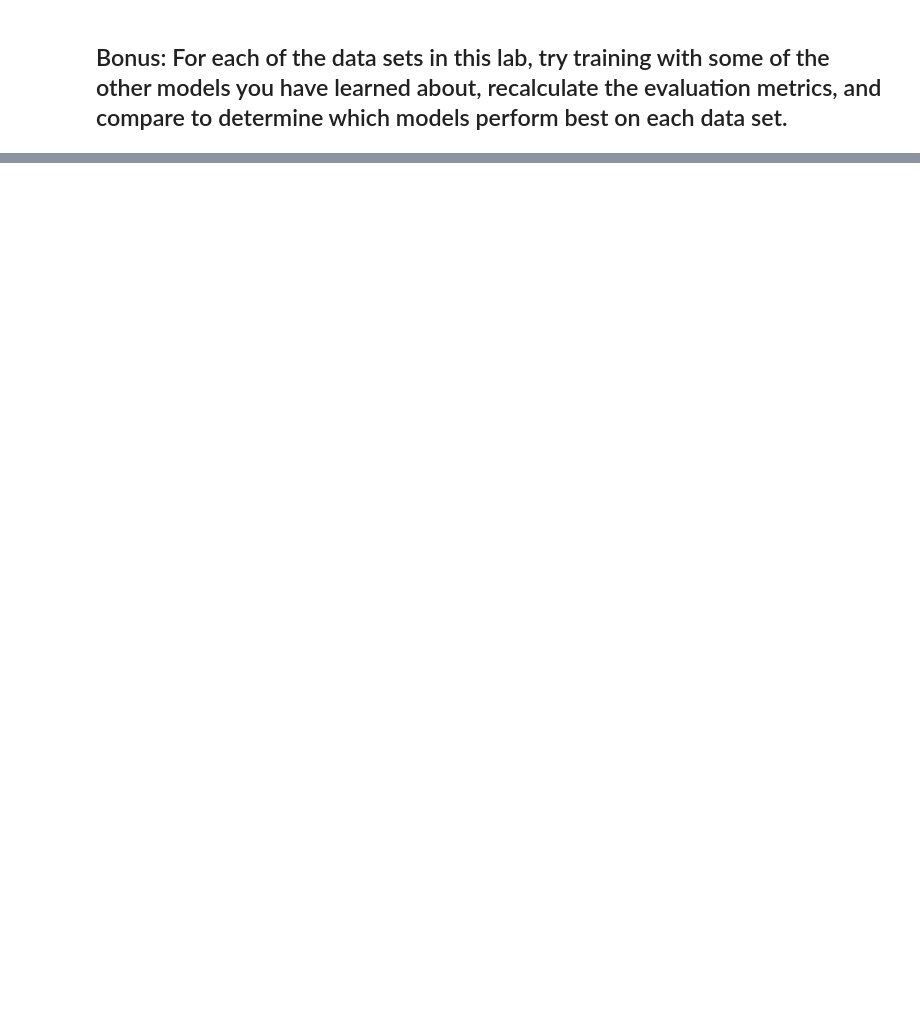
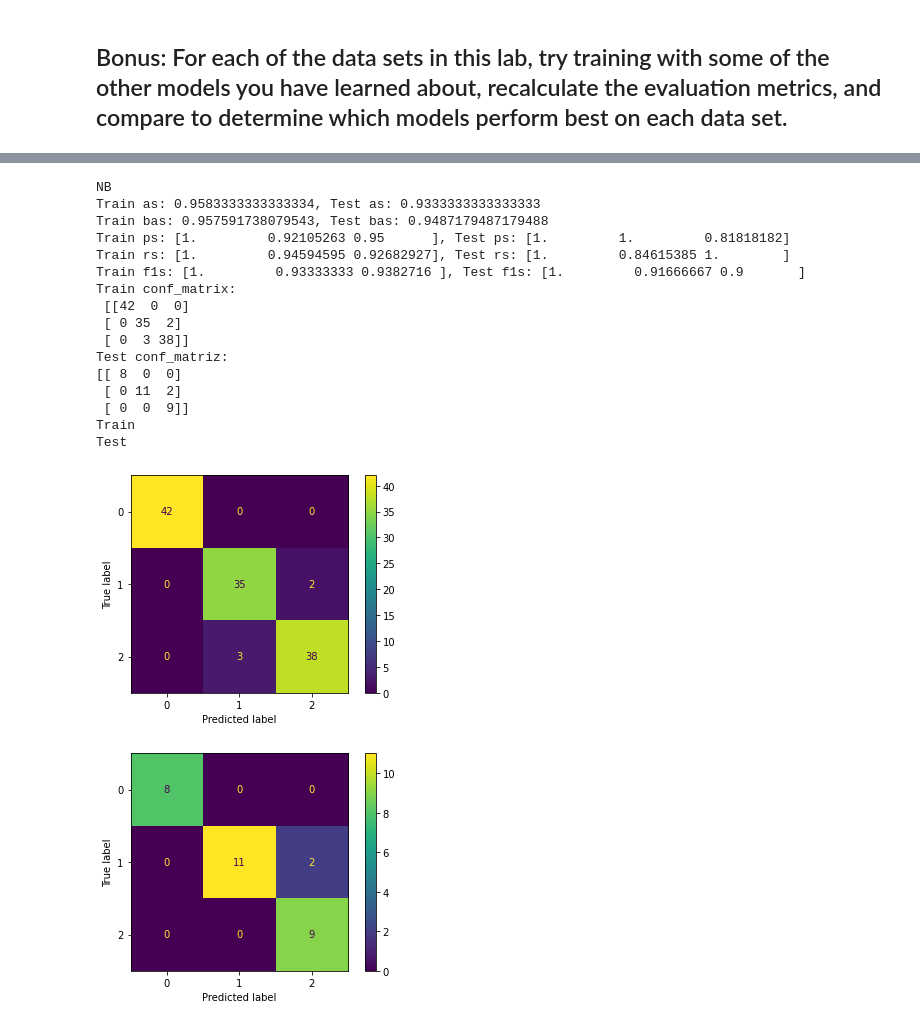
Before and after one commit to ta-data-mexpt/lab-supervised-model-evaluation, a Jupyter notebook: your-code/main.ipynb, the cells around one changed output, grey strips where cells are left out. Saved outputs shown, nothing was run; the diff lists cells and outputs as text; code cells hidden in the pictures; blank space fills up the shorter version.

```diff
--- a/your-code/main.ipynb
+++ b/your-code/main.ipynb
@@ -186,0 +279,35 @@ plot_confusion_matrix(logreg,X_test_iris,y_test_iris);
+# %%
+nb=GaussianNB()
+nb.fit(X_train_iris,y_train_iris)
+y_pred_iris_nb=nb.predict(X_train_iris)
+y_test_pred_iris_nb=nb.predict(X_test_iris)
+print('NB')
+print(f'Train as: {accuracy_score(y_train_iris,y_pred_iris_nb)}, Test as: {accuracy_score(y_test_iris,y_test_pred_iris_nb)}')
+print(f'Train bas: {balanced_accuracy_score(y_train_iris,y_pred_iris_nb)}, Test bas: {balanced_accuracy_score(y_test_iris,y_test_pred_iris_nb)}')
+print(f'Train ps: {precision_score(y_train_iris,y_pred_iris_nb,average=None)}, Test ps: {precision_score(y_test_iris,y_test_pred_iris_nb,average=None)}')
+print(f'Train rs: {recall_score(y_train_iris,y_pred_iris_nb,average=None)}, Test rs: {recall_score(y_test_iris,y_test_pred_iris_nb,average=None)}')
+print(f'Train f1s: {f1_score(y_train_iris,y_pred_iris_nb,average=None)}, Test f1s: {f1_score(y_test_iris,y_test_pred_iris_nb,average=None)}')
+print(f'Train conf_matrix:\n {confusion_matrix(y_train_iris,y_pred_iris_nb)}\nTest conf_matriz: \n{confusion_matrix(y_test_iris,y_test_pred_iris_nb)}')
+print('Train')
+plot_confusion_matrix(nb,X_train_iris,y_train_iris);
+print('Test')
+plot_confusion_matrix(nb,X_test_iris,y_test_iris);
+# %% [output]
+NB
+Train as: 0.9583333333333334, Test as: 0.9333333333333333
+Train bas: 0.957591738079543, Test bas: 0.9487179487179488
+Train ps: [1.         0.92105263 0.95      ], Test ps: [1.         1.         0.81818182]
+Train rs: [1.         0.94594595 0.92682927], Test rs: [1.         0.84615385 1.        ]
+Train f1s: [1.         0.93333333 0.9382716 ], Test f1s: [1.         0.91666667 0.9       ]
+Train conf_matrix:
+ [[42  0  0]
+ [ 0 35  2]
+ [ 0  3 38]]
+Test conf_matriz:
+[[ 8  0  0]
+ [ 0 11  2]
+ [ 0  0  9]]
+Train
+Test
+[figure, added]
+[figure, added]
```
Also changed, not shown: parts of 28 cells of this notebook.
